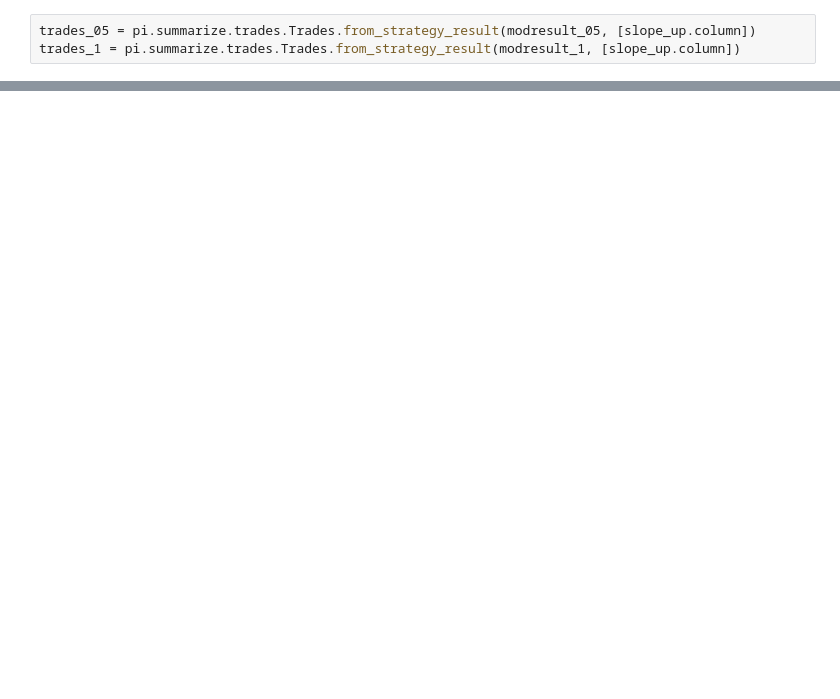
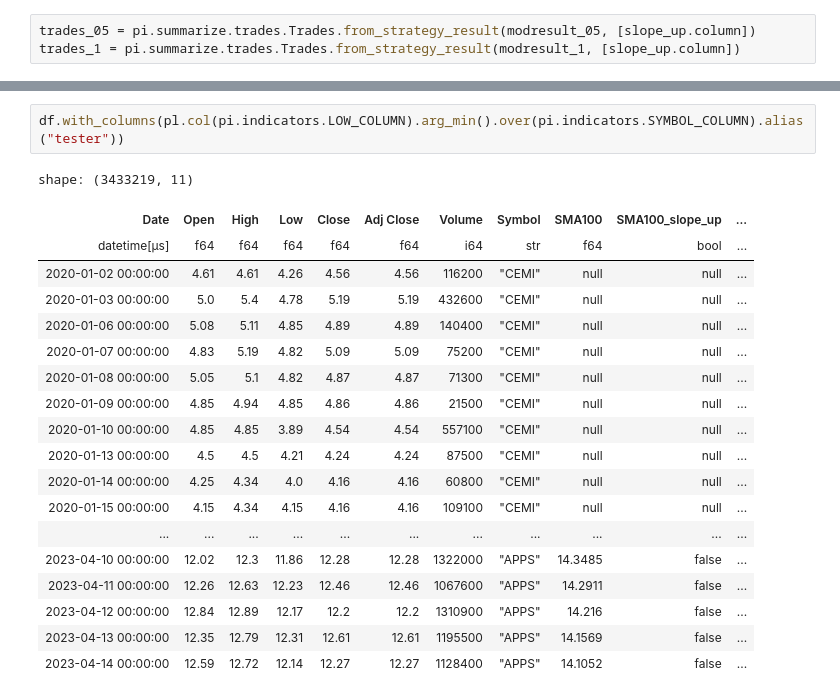
Before and after one commit to avepus/polar-indicators, a Jupyter notebook: src/polars_indicators/notebooks/testing.ipynb, the cells around one changed output, grey strips where cells are left out. Drawn from its saved outputs; the diff is of its cells as text; blank space fills up the shorter version.

```diff
--- a/src/polars_indicators/notebooks/testing.ipynb
+++ b/src/polars_indicators/notebooks/testing.ipynb
@@ -67,0 +178,22 @@ trades_05.df
+# %%
+df.with_columns(pl.col(pi.indicators.LOW_COLUMN).arg_min().over(pi.indicators.SYMBOL_COLUMN).alias("tester"))
+# %% [output]
+shape: (3433219, 11)
+| Date | Open | High | Low | Close | Adj Close | Volume | Symbol | SMA100 | SMA100_slope_up | ... |
+| datetime[μs] | f64 | f64 | f64 | f64 | f64 | i64 | str | f64 | bool | ... |
+| 2020-01-02 00:00:00 | 4.61 | 4.61 | 4.26 | 4.56 | 4.56 | 116200 | "CEMI" | null | null | ... |
+| 2020-01-03 00:00:00 | 5.0 | 5.4 | 4.78 | 5.19 | 5.19 | 432600 | "CEMI" | null | null | ... |
+| 2020-01-06 00:00:00 | 5.08 | 5.11 | 4.85 | 4.89 | 4.89 | 140400 | "CEMI" | null | null | ... |
+| 2020-01-07 00:00:00 | 4.83 | 5.19 | 4.82 | 5.09 | 5.09 | 75200 | "CEMI" | null | null | ... |
+| 2020-01-08 00:00:00 | 5.05 | 5.1 | 4.82 | 4.87 | 4.87 | 71300 | "CEMI" | null | null | ... |
+| 2020-01-09 00:00:00 | 4.85 | 4.94 | 4.85 | 4.86 | 4.86 | 21500 | "CEMI" | null | null | ... |
+| 2020-01-10 00:00:00 | 4.85 | 4.85 | 3.89 | 4.54 | 4.54 | 557100 | "CEMI" | null | null | ... |
+| 2020-01-13 00:00:00 | 4.5 | 4.5 | 4.21 | 4.24 | 4.24 | 87500 | "CEMI" | null | null | ... |
+| 2020-01-14 00:00:00 | 4.25 | 4.34 | 4.0 | 4.16 | 4.16 | 60800 | "CEMI" | null | null | ... |
+| 2020-01-15 00:00:00 | 4.15 | 4.34 | 4.15 | 4.16 | 4.16 | 109100 | "CEMI" | null | null | ... |
+| ... | ... | ... | ... | ... | ... | ... | ... | ... | ... | ... |
+| 2023-04-10 00:00:00 | 12.02 | 12.3 | 11.86 | 12.28 | 12.28 | 1322000 | "APPS" | 14.3485 | false | ... |
+| 2023-04-11 00:00:00 | 12.26 | 12.63 | 12.23 | 12.46 | 12.46 | 1067600 | "APPS" | 14.2911 | false | ... |
+| 2023-04-12 00:00:00 | 12.84 | 12.89 | 12.17 | 12.2 | 12.2 | 1310900 | "APPS" | 14.216 | false | ... |
+| 2023-04-13 00:00:00 | 12.35 | 12.79 | 12.31 | 12.61 | 12.61 | 1195500 | "APPS" | 14.1569 | false | ... |
+| 2023-04-14 00:00:00 | 12.59 | 12.72 | 12.14 | 12.27 | 12.27 | 1128400 | "APPS" | 14.1052 | false | ... |
```
Also changed, not shown: parts of 12 cells of this notebook, 3 other files.
